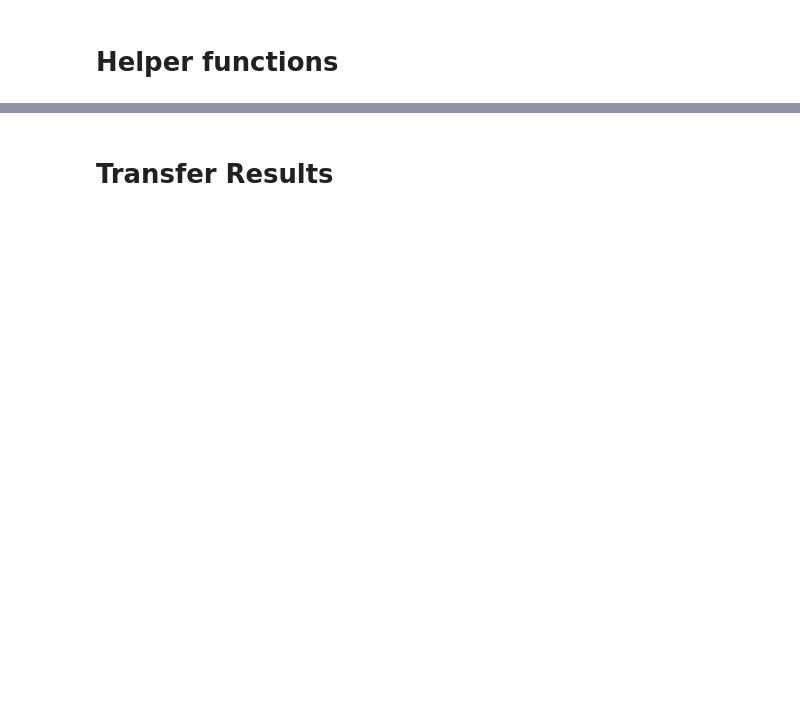
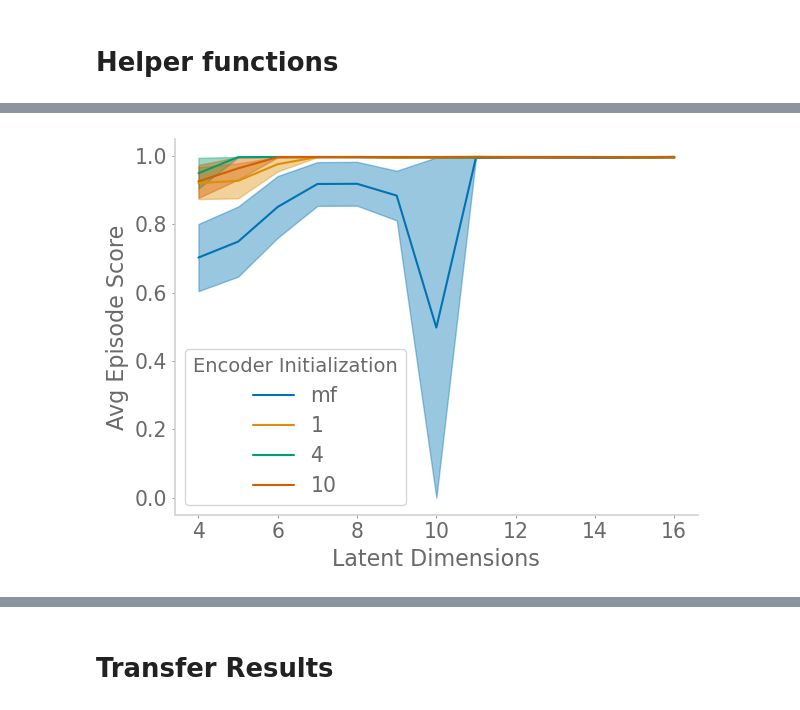
Before and after one commit to chingf/auxrl, a Jupyter notebook: notebooks/05-foraging-summary-statistics.ipynb, the cells around one changed output, grey strips where cells are left out. Drawn from its saved outputs; the diff is of its cells as text; code cells hidden in the pictures; blank space fills up the shorter version.

```diff
--- a/notebooks/05-foraging-summary-statistics.ipynb
+++ b/notebooks/05-foraging-summary-statistics.ipynb
@@ -78,0 +83,35 @@ def smooth(xs, ys, n=3):
+# %%
+taskA_data = {
+    'performance': [], 'dims': [], 'epochs': [],
+    'fname': [], 'z': [], 'steps': []
+    }
+for z in zs:
+    taskA_dir = f'SRWeightSweep_dm_dim{z}'
+    taskA_dir = f'{engram_dir}pickles/{taskA_dir}/'
+    if not os.path.exists(taskA_dir):
+        continue
+    for pickle_file in os.listdir(taskA_dir):
+        pickle_file = f'{taskA_dir}{pickle_file}'
+        with open(pickle_file, 'rb') as f:
+            results = pickle.load(f)
+        valid_scores = results['valid_scores']
+        valid_steps = results['valid_steps']
+        dimensionality_tracking = results['dimensionality_tracking']
+        fnames = results['fname']
+        n_fname = len(results['fname'])
+        n_scores = len(results['valid_scores'])
+        multiple = int(n_fname/n_scores)
+        for idx in range(n_scores):
+            perf = valid_scores[idx]
+            steps = valid_steps[idx]
+            dim = dimensionality_tracking[idx]
+            fname = fnames[idx*multiple]
+            fname = fname.split('SRWeightSweep_')[-1]
+            for epoch in range(len(perf)):
+                taskA_data['performance'].append(perf[epoch-1])
+                taskA_data['steps'].append(steps[epoch-1])
+                taskA_data['dims'].append(dim)
+                taskA_data['epochs'].append(epoch)
+                taskA_data['fname'].append(fname)
+                taskA_data['z'].append(z)
+taskA_df = pd.DataFrame(taskA_data)
@@ -78,0 +135,9 @@ def smooth(xs, ys, n=3):
+# %%
+plotA(taskA_df, 'performance', 38, smooth_line=True, smooth_n=3,
+      fnames=['mf', '1', '4', '10'],
+      smooth_plot=False,
+      figname='decodersize_transfer_late', legend_title='Encoder Initialization',
+      colors=['C0', 'C1', 'C2', 'C3', 'C4', 'C5']
+     )
+# %% [output]
+[figure, added]
```
Also changed, not shown: parts of 12 cells of this notebook, 2 other files.
